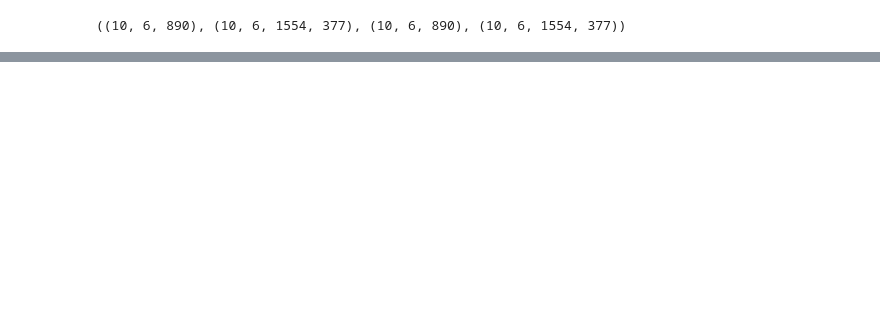
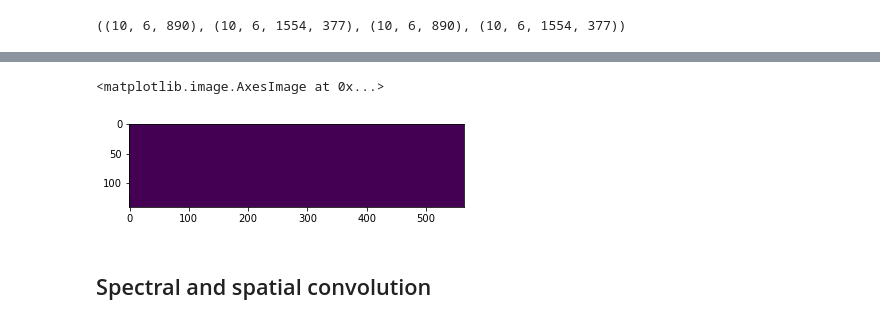
Before and after one commit to souvikita/Bifrost-simulation-analysis, a Jupyter notebook: Cont_function.ipynb, the cells around one changed output, grey strips where cells are left out. Cells and saved outputs as stored; diff of their text form; code cells hidden in the pictures; blank space fills up the shorter version.

```diff
--- a/Cont_function.ipynb
+++ b/Cont_function.ipynb
@@ -545,0 +564,7 @@ for wl in range(140):
+# %%
+plt.imshow(Chi_new_DRRE[X_pix,Y_pix, :, 12:152].dropna('height').T/tau_lambda_new_DRRE)
+# %% [output]
+<matplotlib.image.AxesImage at 0x...>
+[figure, added]
+# %% [markdown]
+## Spectral and spatial convolution
```
Also changed, not shown: parts of 20 cells of this notebook.
